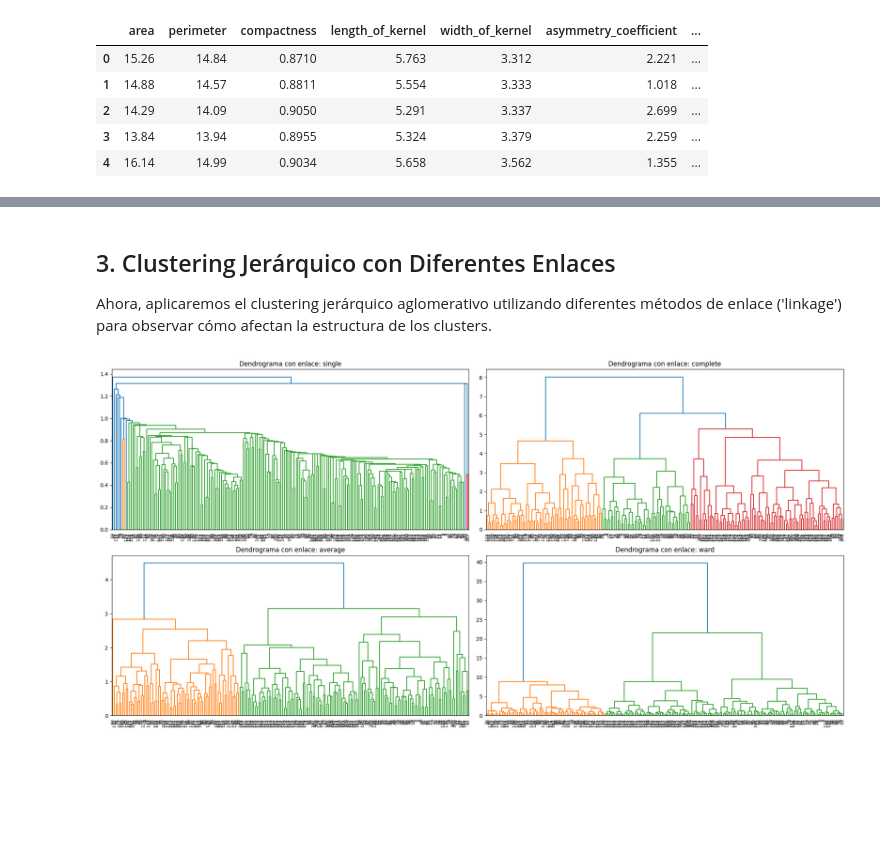
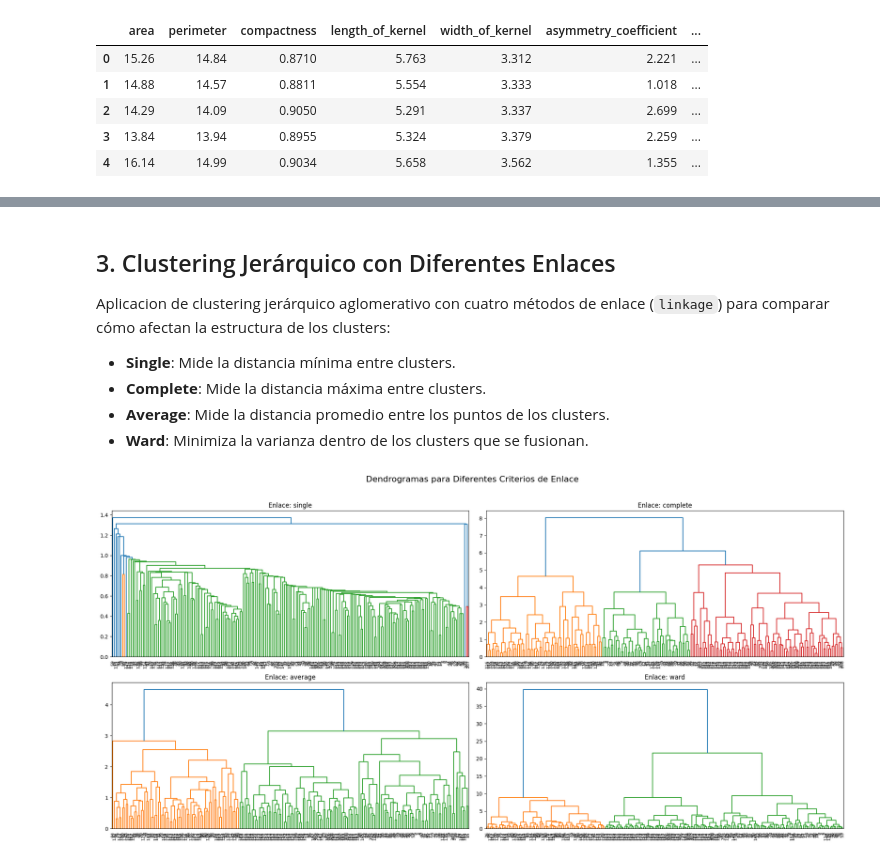
Before and after one commit to KrozFu/intelligent-systems-resources, a Jupyter notebook: exam_03/02_point.ipynb, the cells around one changed output, grey strips where cells are left out. Drawn from its saved outputs; the diff is of its cells as text; code cells hidden in the pictures; blank space fills up the shorter version.

```diff
--- a/exam_03/02_point.ipynb
+++ b/exam_03/02_point.ipynb
@@ -13,17 +15,20 @@ from sklearn.cluster import AgglomerativeClustering
 from sklearn.preprocessing import StandardScaler
 from sklearn.metrics import silhouette_score, calinski_harabasz_score
 
-# Cargar los datos
+# Cargar los datos desde la URL
 url = 'https://archive.ics.uci.edu/ml/machine-learning-databases/00236/seeds_dataset.txt'
 column_names = [
     'area', 'perimeter', 'compactness', 'length_of_kernel', 'width_of_kernel',
     'asymmetry_coefficient', 'length_of_kernel_groove', 'class'
 ]
-df = pd.read_csv(url, header=None, names=column_names, sep='\s+')
+# Se utiliza sep='\s+' para manejar múltiples espacios como separadores
+df = pd.read_csv(url, header=None, names=column_names, sep=r'\s+')
 
+# Separar características (X) y etiquetas (y)
 X = df.drop('class', axis=1)
 y = df['class']
 
+# Mostrar las primeras filas para verificar la carga
 df.head()
 # %% [output]
 |  | area | perimeter | compactness | length_of_kernel | width_of_kernel | asymmetry_coefficient | ... |
@@ -43,20 +50,30 @@ X_scaled = scaler.fit_transform(X)
 # %% [markdown]
 ## 3. Clustering Jerárquico con Diferentes Enlaces
 
-Ahora, aplicaremos el clustering jerárquico aglomerativo utilizando diferentes métodos de enlace ('linkage') para observar cómo afectan la estructura de los clusters.
+Aplicacion de clustering jerárquico aglomerativo con cuatro métodos de enlace (`linkage`) para comparar cómo afectan la estructura de los clusters:
+- **Single**: Mide la distancia mínima entre clusters.
+- **Complete**: Mide la distancia máxima entre clusters.
+- **Average**: Mide la distancia promedio entre los puntos de los clusters.
+- **Ward**: Minimiza la varianza dentro de los clusters que se fusionan.
 # %%
 linkage_methods = ['single', 'complete', 'average', 'ward']
 
 plt.figure(figsize=(20, 10))
+plt.suptitle('Dendrogramas para Diferentes Criterios de Enlace', fontsize=16)
 
 for i, method in enumerate(linkage_methods):
+    # Crear un subplot para cada método
     plt.subplot(2, 2, i + 1)
-    plt.title(f'Dendrograma con enlace: {method}')
+    plt.title(f'Enlace: {method}')
+
+    # Calcular la matriz de enlace
     Z = linkage(X_scaled, method=method)
+
+    # Generar el dendrograma
     dendrogram(Z, leaf_rotation=90., leaf_font_size=8.)
 
-plt.tight_layout()
+plt.tight_layout(rect=[0, 0, 1, 0.96])
 plt.show()
 # %% [output]
-[figure, old version]
+[figure, new version]
 # %% [markdown]
```
Also changed, not shown: parts of 11 cells of this notebook, 1 other file.
